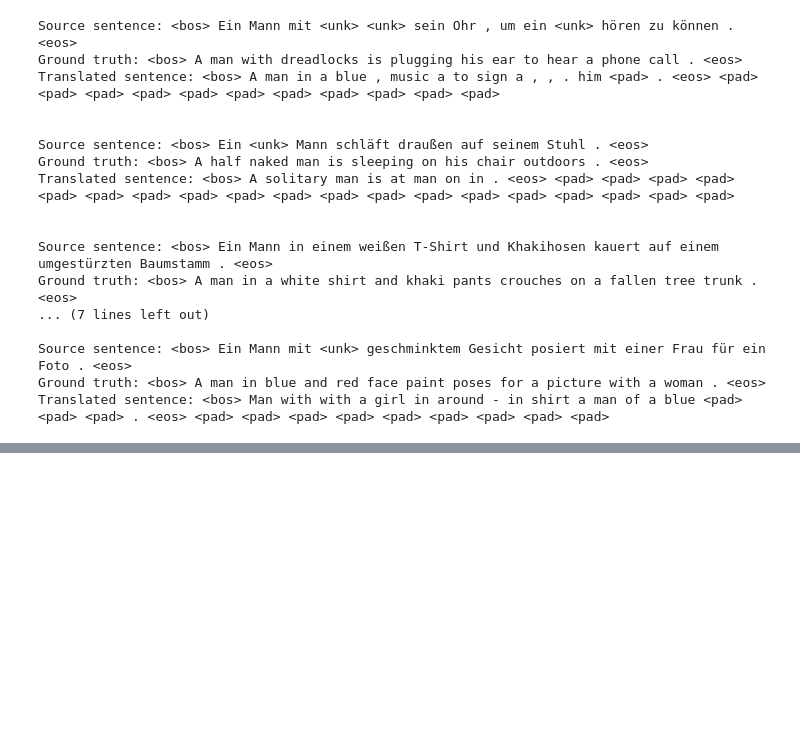
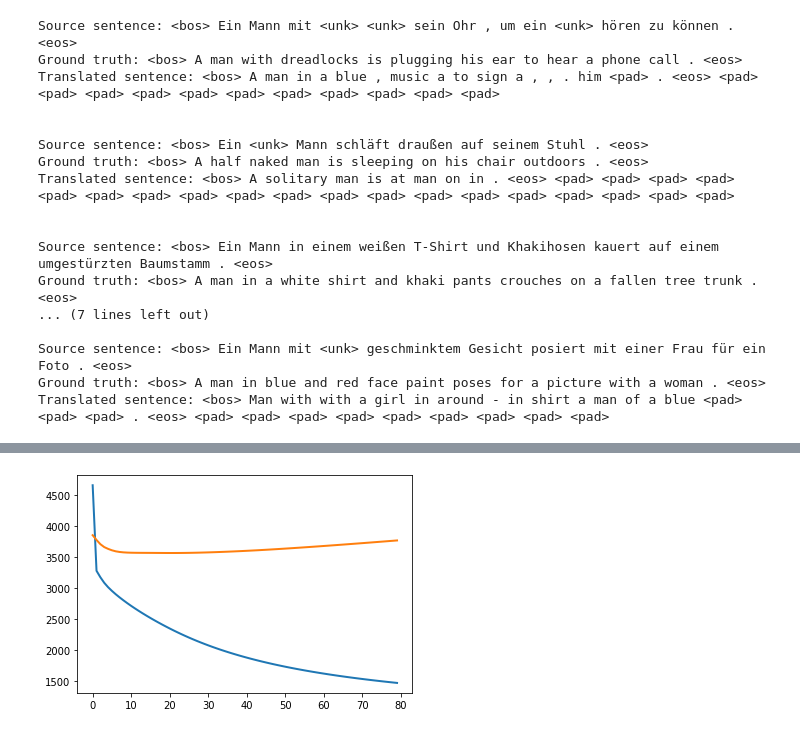
Before and after one commit to edwardcdy/deep-learning-notebooks, a Jupyter notebook: Machine_Translation_1.ipynb, the cells around one changed output, grey strips where cells are left out. Cells and saved outputs as stored; diff of their text form; code cells hidden in the pictures; blank space fills up the shorter version.

```diff
--- a/Machine_Translation_1.ipynb
+++ b/Machine_Translation_1.ipynb
@@ -264,0 +268,18 @@ Translated sentence: <bos> Man with with a girl in around - in shirt a man of a
+# %%
+class SimpleRNN(nn.Module):
+
+  def __init__(self, input_vocab_size: int, target_vocab_size: int, seq_len: int = 20):
+    super().__init__()
+
+    word_vec_size = 10
+
+    self.lookup = nn.Embedding(input_vocab_size, word_vec_size)
+    self.rnn = nn.RNN(word_vec_size, word_vec_size, 1, batch_first = True)
+    self.fc = nn.Linear(seq_len * word_vec_size, target_vocab_size * seq_len)
+
+  def forward(self, x):
+    batch_size, max_seq_len = x.shape
+    embedded = self.lookup(x)
+    x = self.rnn(embedded)[0].reshape(batch_size, -1)
+    x = self.fc(x).reshape((batch_size, max_seq_len, -1))
+    return F.log_softmax(x, dim=2)
@@ -264,0 +372,8 @@ Translated sentence: <bos> Man with with a girl in around - in shirt a man of a
+# %%
+in_vocab = len(vocab_transform[SRC_LANGUAGE])
+out_vocab = len(vocab_transform[TGT_LANGUAGE])
+# %%
+epochs = 80
+
+net = SimpleRNN(in_vocab, out_vocab).to(device)
+train_data = train(net, epochs, lr=1e-4)
@@ -264,0 +394,10 @@ Translated sentence: <bos> Man with with a girl in around - in shirt a man of a
+# %%
+import matplotlib.pyplot as plt
+import numpy as np
+# plot
+fig, ax = plt.subplots()
+ax.plot(np.arange(epochs), train_data[0], linewidth=2.0)
+ax.plot(np.arange(epochs), train_data[1], linewidth=2.0)
+plt.show()
+# %% [output]
+[figure, added]
```
Also changed, not shown: parts of 19 cells of this notebook.
